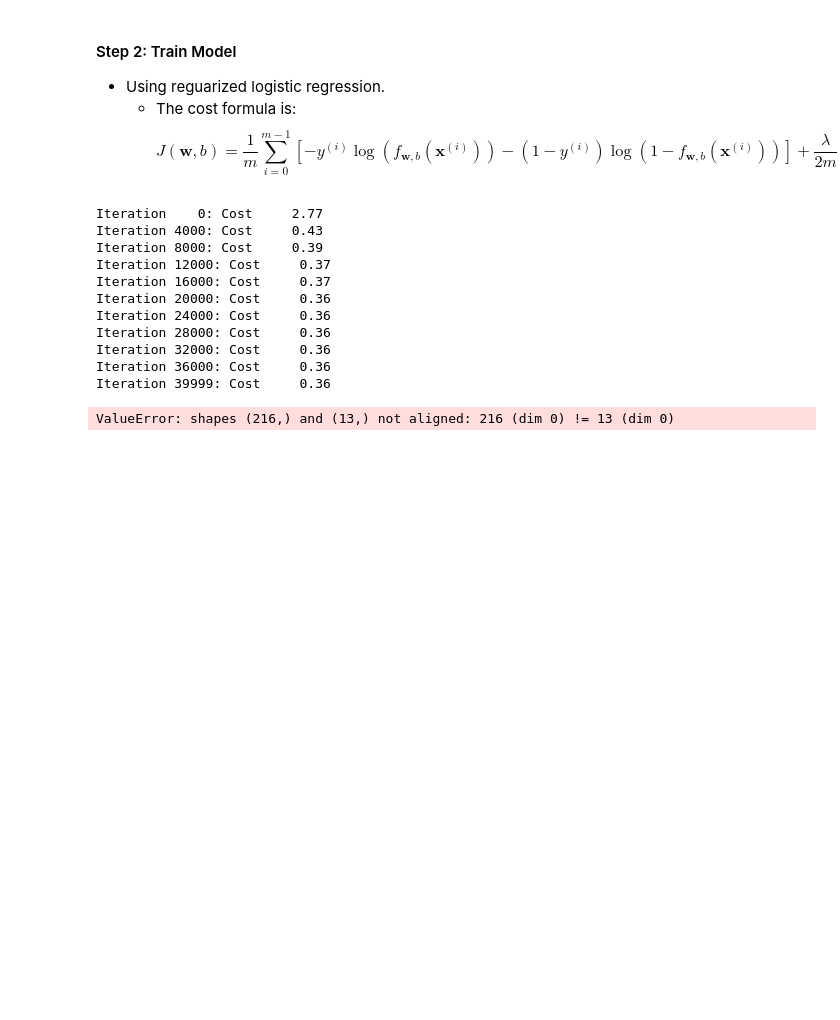
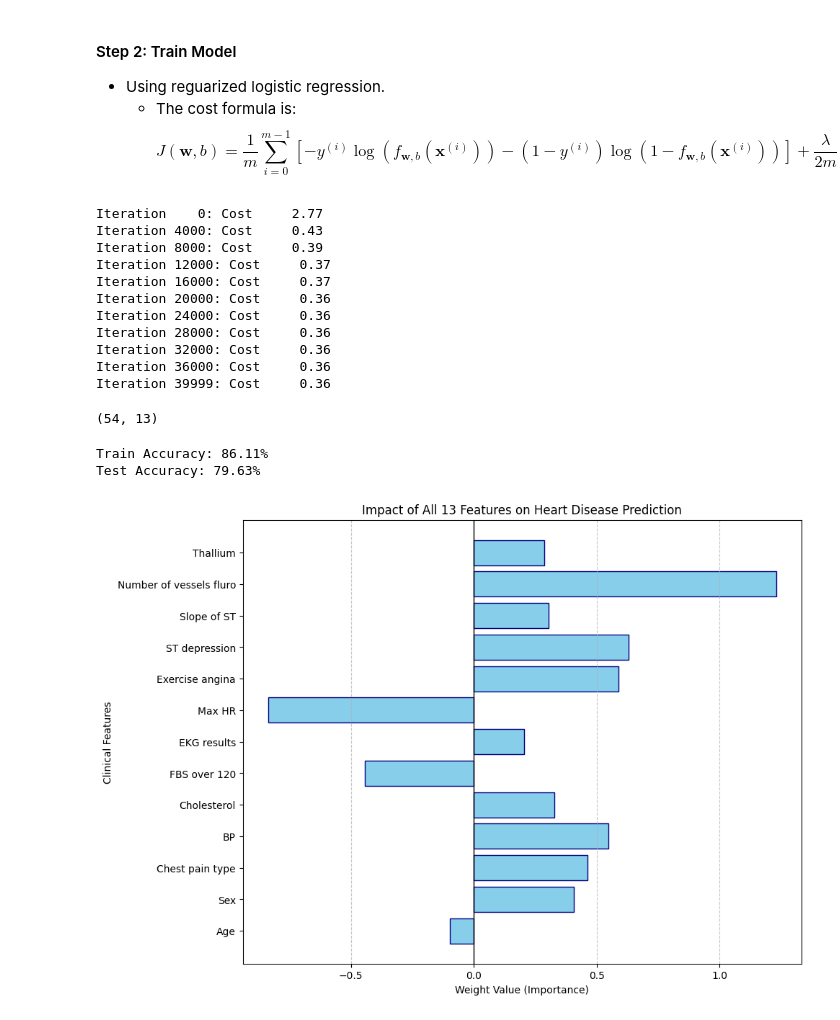
Before and after one commit to JS-codev/Machine-Learning, a Jupyter notebook: Logistic Regression/Heart Disease Predictor/Heart Disease Predictor.ipynb, the cells around one changed output. Drawn from its saved outputs; the diff is of its cells as text; code cells hidden in the pictures; blank space fills up the shorter version.

```diff
--- a/Logistic Regression/Heart Disease Predictor/Heart Disease Predictor.ipynb
+++ b/Logistic Regression/Heart Disease Predictor/Heart Disease Predictor.ipynb
@@ -171,4 +170,0 @@ AttributeError: 'numpy.ndarray' object has no attribute 'to_numpy'
-# %%
-m, n = X_train.shape
-assert X_train_std.shape[1] == w.shape[0]
-assert X_test_std.shape[1] == w.shape[0]
@@ -367,7 +361,7 @@ initial_w = np.random.rand(X_train_std.shape[1])-0.5
 initial_b = 1.
 
 # Set regularization parameter lambda_ (to prevent overfitting)
-lambda_ = 0.1
+lambda_ = 0.01
 
 # Some gradient descent settings
 iterations = 40000
@@ -388,6 +382,10 @@ Iteration 28000: Cost     0.36
 Iteration 32000: Cost     0.36
 Iteration 36000: Cost     0.36
 Iteration 39999: Cost     0.36
+# %%
+X_test_std.shape
+# %% [output]
+(54, 13)
 # %%
 # Prediction function
 def predict(X, w, b):
@@ -400,11 +398,38 @@ def predict(X, w, b):
     # Convert probability to binary classification (0 or 1)
     return (p >= 0.5).astype(int)
 
-# Example usage on test data (y_test is the standardized training data)
-p = predict(y_train, w, b)
+# Calculate accuracy on test data
+# Predict on TRAIN set
+p_train = predict(X_train_std, w, b)
+train_accuracy = np.mean(p_train == y_train) * 100
+print(f"Train Accuracy: {train_accuracy:.2f}%")
 
-# Calculate accuracy on test data
-test_accuracy = np.mean(p == y_test) * 100
-print(f'Train Accuracy: {train_accuracy:.2f}%')
+# Predict on TEST set
+p_test = predict(X_test_std, w, b)
+test_accuracy = np.mean(p_test == y_test) * 100
+print(f"Test Accuracy: {test_accuracy:.2f}%")
 # %% [output]
-ValueError: shapes (216,) and (13,) not aligned: 216 (dim 0) != 13 (dim 0)
+Train Accuracy: 86.11%
+Test Accuracy: 79.63%
+# %%
+# 1. Define your feature names in the order they appear in your X matrix
+feature_names = ['Age', 'Sex', 'Chest pain type', 'BP', 'Cholesterol',
+                 'FBS over 120', 'EKG results', 'Max HR', 'Exercise angina',
+                 'ST depression', 'Slope of ST', 'Number of vessels fluro', 'Thallium']
+
+# 2. Create a horizontal bar chart
+plt.figure(figsize=(10, 8))
+plt.barh(feature_names, w, color='skyblue', edgecolor='navy')
+
+# 3. Add a vertical line at 0 for reference
+plt.axvline(x=0, color='black', linestyle='-', linewidth=1)
+
+# 4. Labeling the graph
+plt.xlabel('Weight Value (Importance)')
+plt.ylabel('Clinical Features')
+plt.title('Impact of All 13 Features on Heart Disease Prediction')
+plt.grid(axis='x', linestyle='--', alpha=0.7)
+
+plt.show()
+# %% [output]
+[figure, added]
```
Also changed, not shown: parts of 5 cells of this notebook.
